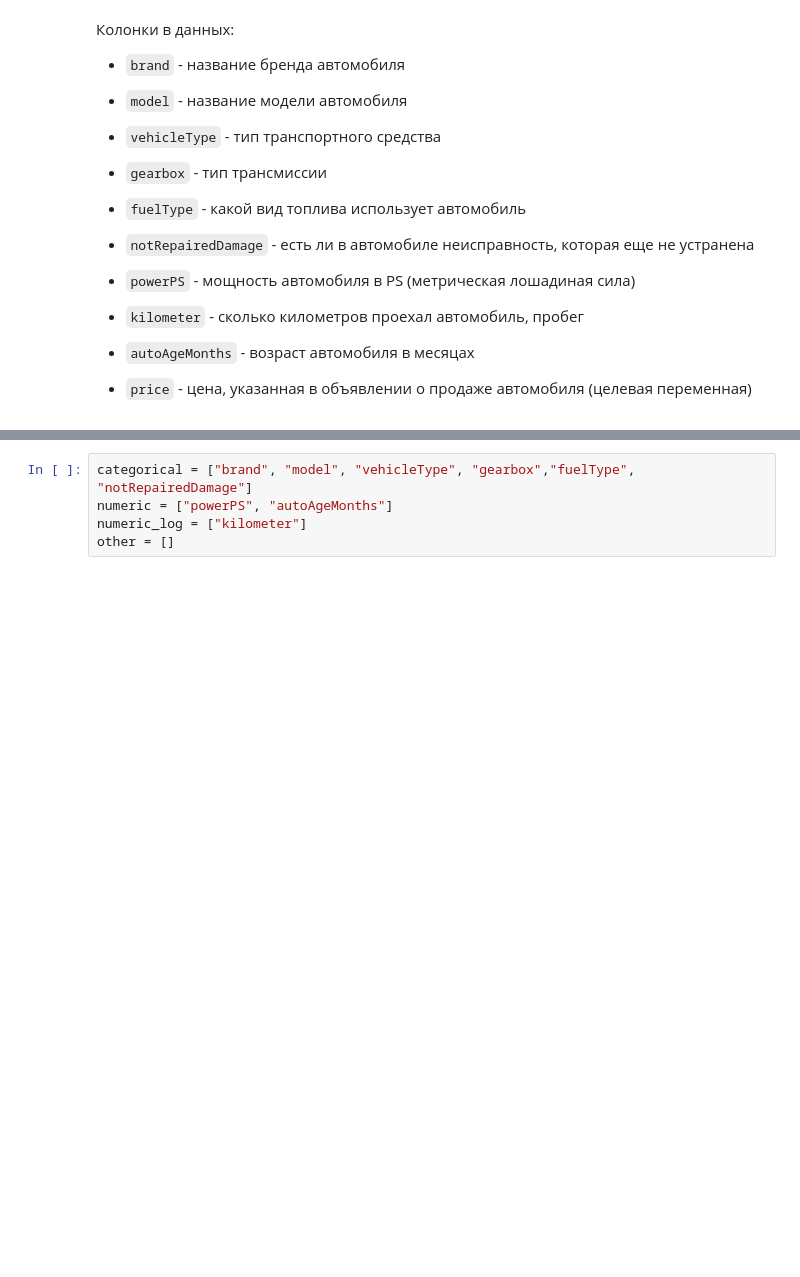
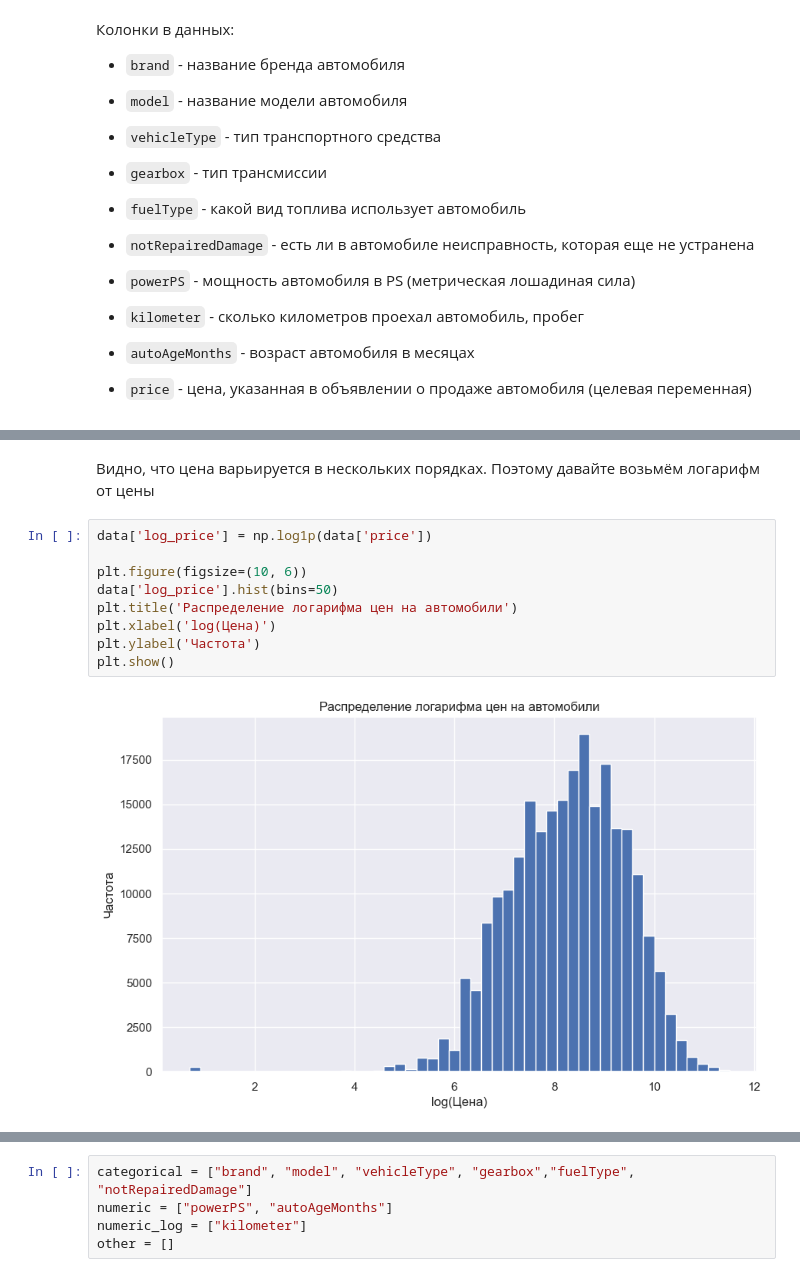
Before and after one commit to Reterer/mai_ml_course, a Jupyter notebook: ML MAI & SBER. GD. LAB 4.ipynb, the cells around one changed output, grey strips where cells are left out. Saved outputs shown, nothing was run; the diff lists cells and outputs as text; blank space fills up the shorter version.

```diff
--- a/ML MAI & SBER. GD. LAB 4.ipynb
+++ b/ML MAI & SBER. GD. LAB 4.ipynb
@@ -444,0 +391,14 @@ profile
+# %% [markdown]
+Видно, что цена варьируется в нескольких порядках.
+Поэтому давайте возьмём логарифм от цены
+# %%
+data['log_price'] = np.log1p(data['price'])
+
+plt.figure(figsize=(10, 6))
+data['log_price'].hist(bins=50)
+plt.title('Распределение логарифма цен на автомобили')
+plt.xlabel('log(Цена)')
+plt.ylabel('Частота')
+plt.show()
+# %% [output]
+[figure, added]
```
Also changed, not shown: parts of 35 cells of this notebook, 1 other file.
